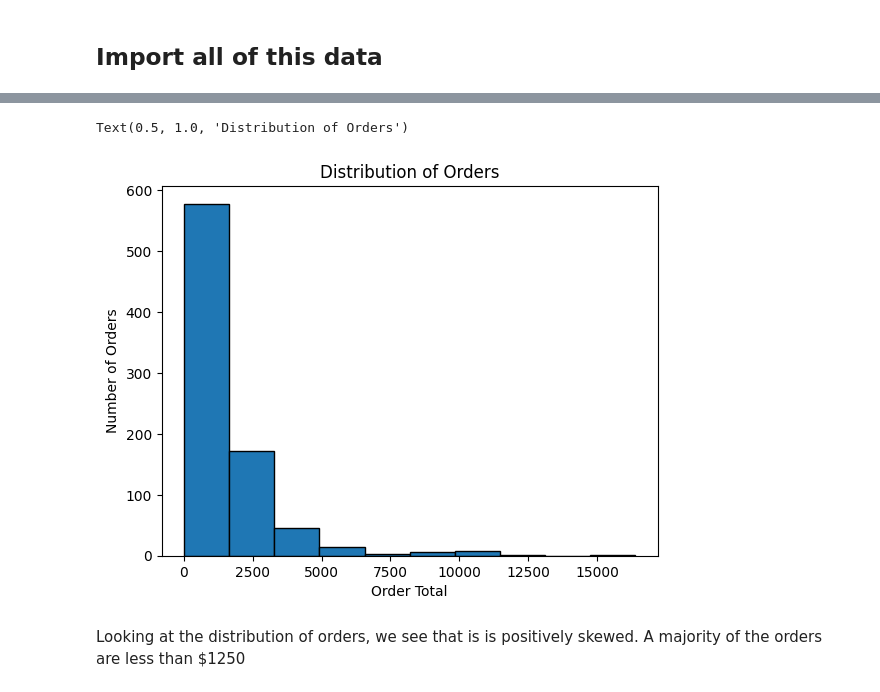
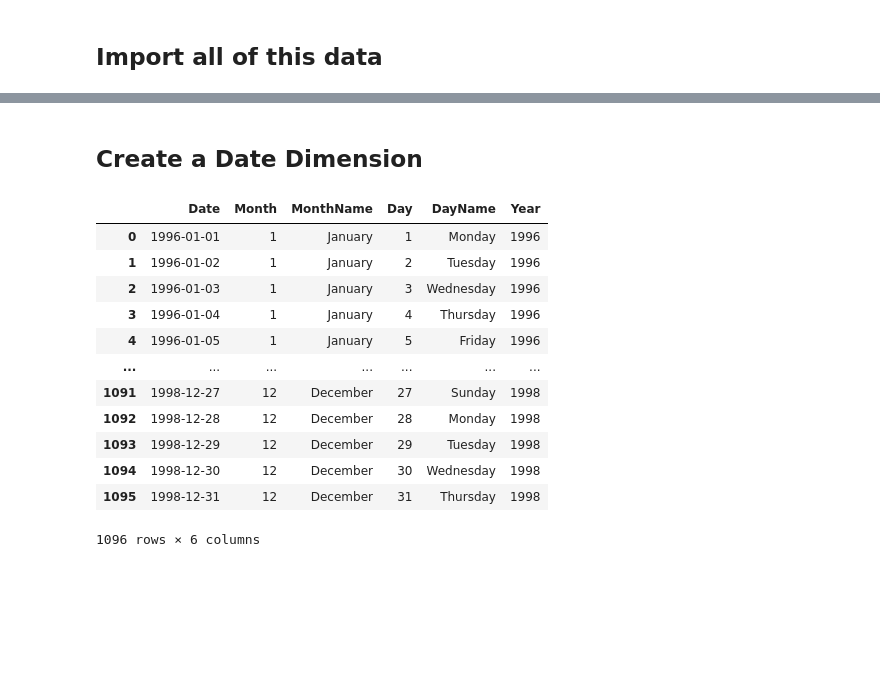
Before and after one commit to natelg1998/northwindexamples_python, a Jupyter notebook: notebooks/NorthwindAnalysis.ipynb, the cells around one changed output, grey strips where cells are left out. Drawn from its saved outputs; the diff is of its cells as text; code cells hidden in the pictures; blank space fills up the shorter version.

```diff
--- a/notebooks/NorthwindAnalysis.ipynb
+++ b/notebooks/NorthwindAnalysis.ipynb
@@ -307,10 +48,2 @@ order_totals.head()
-# %%
-plt.hist(order_totals['ordertotal'], edgecolor = 'black')
-plt.xlabel('Order Total')
-plt.ylabel('Number of Orders')
-plt.title('Distribution of Orders')
-# %% [output]
-Text(0.5, 1.0, 'Distribution of Orders')
-[figure, removed]
-# %% [markdown]
-Looking at the distribution of orders, we see that is is positively skewed. A majority of the orders are less than $1250
+# %% [markdown]
+## Create a Date Dimension
@@ -316,0 +58,16 @@ Looking at the distribution of orders, we see that is is positively skewed. A ma
+# %%
+dates_dim
+# %% [output]
+|  | Date | Month | MonthName | Day | DayName | Year |
+| 0 | 1996-01-01 | 1 | January | 1 | Monday | 1996 |
+| 1 | 1996-01-02 | 1 | January | 2 | Tuesday | 1996 |
+| 2 | 1996-01-03 | 1 | January | 3 | Wednesday | 1996 |
+| 3 | 1996-01-04 | 1 | January | 4 | Thursday | 1996 |
+| 4 | 1996-01-05 | 1 | January | 5 | Friday | 1996 |
+| ... | ... | ... | ... | ... | ... | ... |
+| 1091 | 1998-12-27 | 12 | December | 27 | Sunday | 1998 |
+| 1092 | 1998-12-28 | 12 | December | 28 | Monday | 1998 |
+| 1093 | 1998-12-29 | 12 | December | 29 | Tuesday | 1998 |
+| 1094 | 1998-12-30 | 12 | December | 30 | Wednesday | 1998 |
+| 1095 | 1998-12-31 | 12 | December | 31 | Thursday | 1998 |
+1096 rows × 6 columns
```
Also changed, not shown: parts of 50 cells of this notebook.
